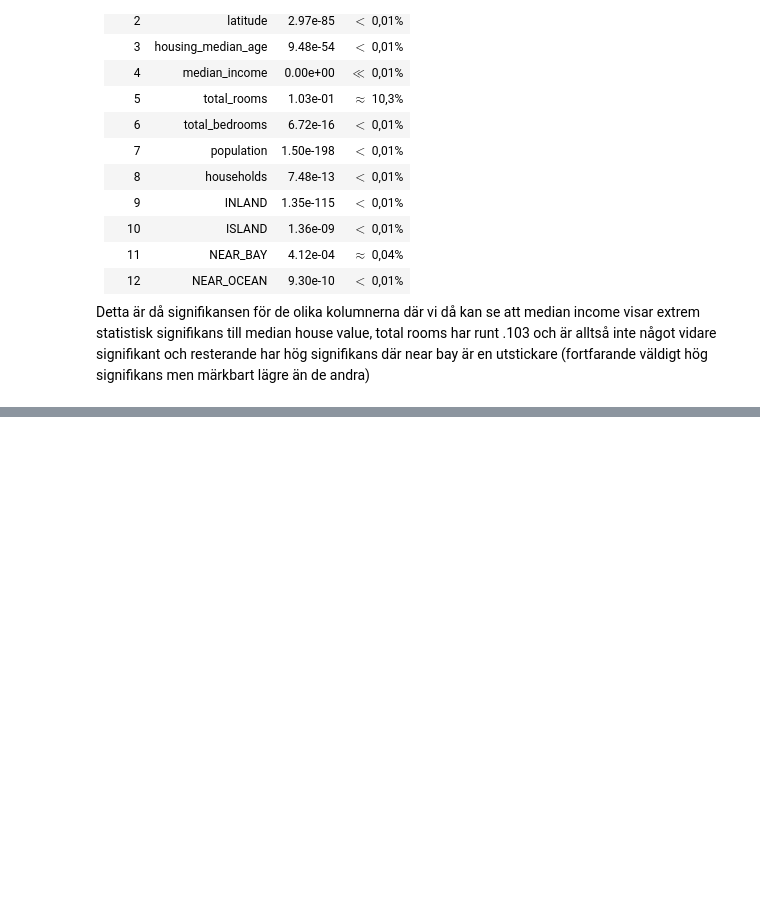
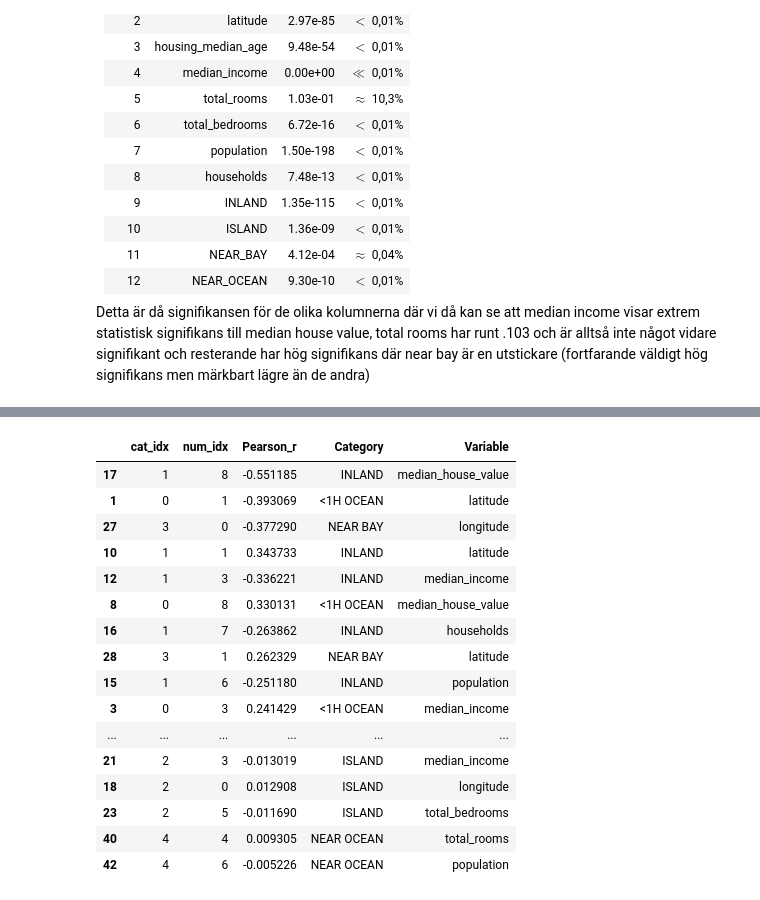
Before and after one commit to LordSven/Statistiska-metoder-NIKLAS-HAMFELDT, a Jupyter notebook: Labb_1/Labb_1.ipynb, the cells around one changed output, grey strips where cells are left out. Saved outputs shown, nothing was run; the diff lists cells and outputs as text; code cells hidden in the pictures; blank space fills up the shorter version.

```diff
--- a/Labb_1/Labb_1.ipynb
+++ b/Labb_1/Labb_1.ipynb
@@ -125,0 +278,51 @@ Detta är då signifikansen för de olika kolumnerna där vi då kan se att medi
+# %%
+aggregated2 = aggregate(housing)
+
+
+cat_dummies = pd.get_dummies(
+    aggregated2['ocean_proximity'],
+    drop_first=False
+)
+
+X_cat = cat_dummies.to_numpy()
+cat_names = cat_dummies.columns.tolist()
+
+X_num = aggregated[numeric_cols].to_numpy()
+
+raw_cat_corr = model.pearson_categorical_numeric2(X_cat, X_num)
+
+corr_cat_df = pd.DataFrame(
+    raw_cat_corr,
+    columns=['cat_idx', 'num_idx', 'Pearson_r']
+)
+
+cat_idx_to_name = dict(enumerate(cat_names))
+num_idx_to_name = dict(enumerate(numeric_cols))
+
+corr_cat_df['Category'] = corr_cat_df['cat_idx'].map(cat_idx_to_name)
+corr_cat_df['Variable'] = corr_cat_df['num_idx'].map(num_idx_to_name)
+
+
+corr_cat_df.sort_values(
+    by=['Pearson_r'],
+    key=abs,
+    ascending=[False]
+)
+# %% [output]
+|  | cat_idx | num_idx | Pearson_r | Category | Variable |
+| 17 | 1 | 8 | -0.551185 | INLAND | median_house_value |
+| 1 | 0 | 1 | -0.393069 | <1H OCEAN | latitude |
+| 27 | 3 | 0 | -0.377290 | NEAR BAY | longitude |
+| 10 | 1 | 1 | 0.343733 | INLAND | latitude |
+| 12 | 1 | 3 | -0.336221 | INLAND | median_income |
+| 8 | 0 | 8 | 0.330131 | <1H OCEAN | median_house_value |
+| 16 | 1 | 7 | -0.263862 | INLAND | households |
+| 28 | 3 | 1 | 0.262329 | NEAR BAY | latitude |
+| 15 | 1 | 6 | -0.251180 | INLAND | population |
+| 3 | 0 | 3 | 0.241429 | <1H OCEAN | median_income |
+| ... | ... | ... | ... | ... | ... |
+| 21 | 2 | 3 | -0.013019 | ISLAND | median_income |
+| 18 | 2 | 0 | 0.012908 | ISLAND | longitude |
+| 23 | 2 | 5 | -0.011690 | ISLAND | total_bedrooms |
+| 40 | 4 | 4 | 0.009305 | NEAR OCEAN | total_rooms |
+| 42 | 4 | 6 | -0.005226 | NEAR OCEAN | population |
```
Also changed, not shown: parts of 13 cells of this notebook, 1 other file.
